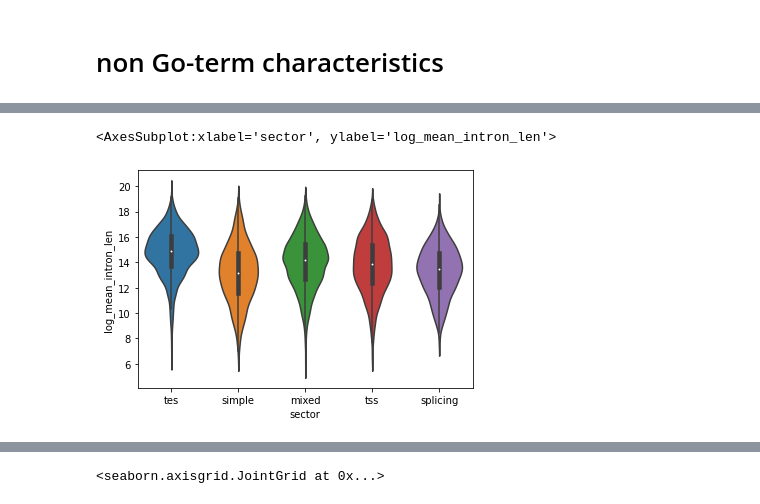
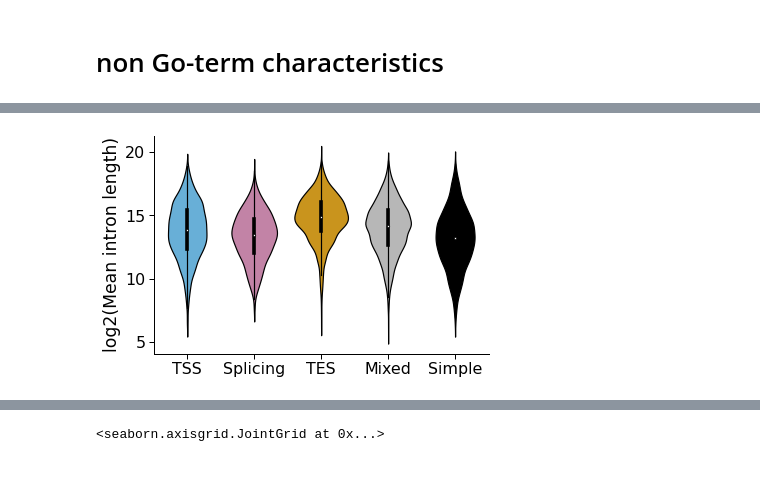
Before and after one commit to fairliereese/paper_rnawg, a Jupyter notebook: figures_revisions/revisions/sector_gene_characterization.ipynb, the cells around one changed output, grey strips where cells are left out. Drawn from its saved outputs; the diff is of its cells as text; code cells hidden in the pictures; blank space fills up the shorter version.

```diff
--- a/figures_revisions/revisions/sector_gene_characterization.ipynb
+++ b/figures_revisions/revisions/sector_gene_characterization.ipynb
@@ -323,4 +332,28 @@ ca = cerberus.read(cerberus_h5)
 biotype_info, _, _ = get_gtf_info(add_stable_gid=True)
 gids = biotype_info.loc[biotype_info.biotype==gene_subset, 'gid_stable'].tolist()
 ca.triplets = ca.triplets.loc[ca.triplets.gid.isin(gids)]
+# %%
+def get_sector_disp_colors(cats=None):
+    tss = '#56B4E9'
+    tes = '#E69F00'
+    splicing = '#CC79A7'
+    simple = '#000000'
+    c_dict = {'TSS': tss,
+              'Splicing': splicing,
+              'TES': tes,
+              'Simple': simple,
+              'Mixed': '#b7b7b7'}
+    order = ['TSS', 'Splicing', 'TES', 'Mixed', 'Simple']
+    return c_dict, order
+c_dict, order = get_sector_colors()
+disp_order = ['TSS', 'Splicing', 'TES', 'Mixed', 'Simple']
+disp_map = {}
+for o in order:
+    if o == 'tes' or o == 'tss':
+        disp_map[o] = o.upper()
+    else:
+        disp_map[o] = o.capitalize()
+c_dict, order = get_sector_disp_colors()
+# %%
+sns.set_context('paper', font_scale=1.8)
 # %% [markdown]
@@ -348,5 +372,12 @@ introns.head()
 # %%
-sns.violinplot(df, y='log_mean_intron_len', x='sector')
+df['sect_disp'] = df.sector.map(disp_map)
+ax = sns.violinplot(df, y='log_mean_intron_len', x='sect_disp', order=order, palette=c_dict, fill=False)
+ax.spines['right'].set_visible(False)
+ax.spines['top'].set_visible(False)
+xlabel = ''
+ylabel = 'log2(Mean intron length)'
+_ = ax.set(xlabel=xlabel, ylabel=ylabel)
+
+plt.savefig('figures/intron_len_per_sect.pdf', bbox_inches='tight')
 # %% [output]
-<AxesSubplot:xlabel='sector', ylabel='log_mean_intron_len'>
-[figure, old version]
+[figure, new version]
```
Also changed, not shown: parts of 7 cells of this notebook, 8 other files.
